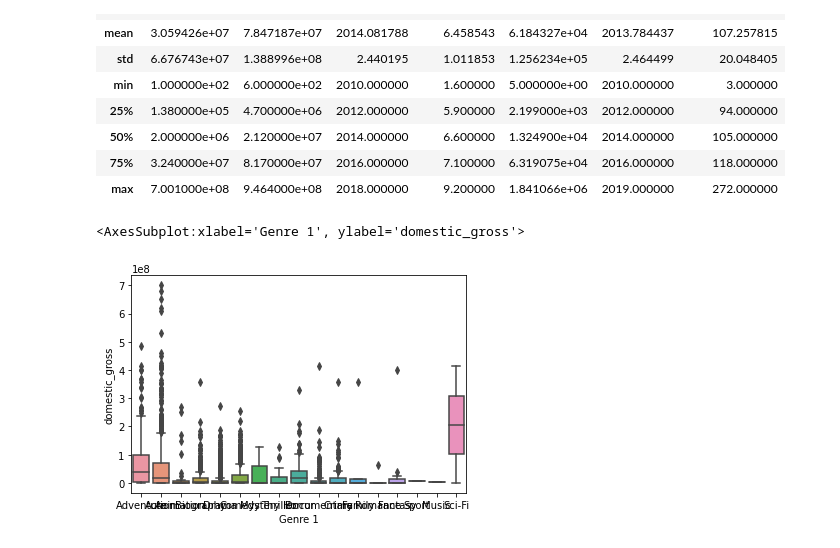
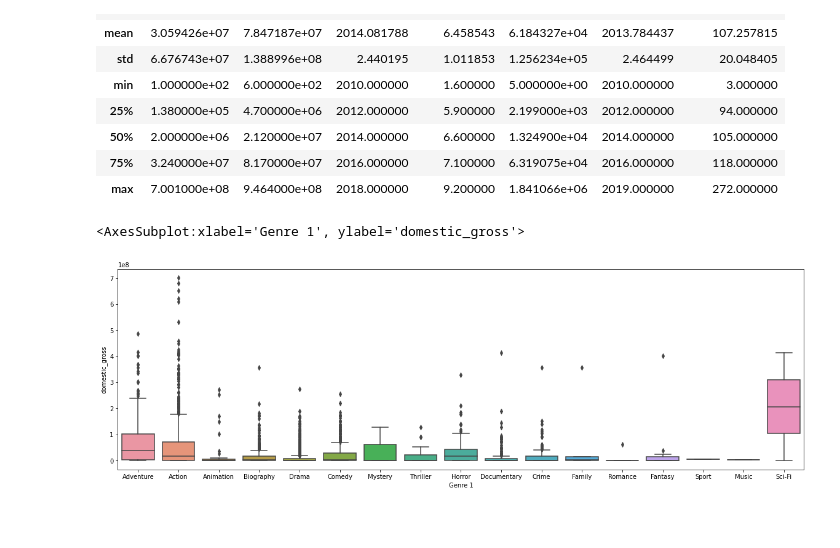
Before and after one commit to hgcostello/Phase_1_Project, a Jupyter notebook: data_manipulation_notebook.ipynb, the cells around one changed output. Cells and saved outputs as stored; diff of their text form; code cells hidden in the pictures; blank space fills up the shorter version.

```diff
--- a/data_manipulation_notebook.ipynb
+++ b/data_manipulation_notebook.ipynb
@@ -333,7 +346,9 @@ joined_df.describe()
 # %%
 ## Let's graph this
 
+fig, ax = plt.subplots(figsize=(20,6))
+
 sns.boxplot(x='Genre 1', y='domestic_gross', data=joined_df)
 # %% [output]
 <AxesSubplot:xlabel='Genre 1', ylabel='domestic_gross'>
-[figure, old version]
+[figure, new version]
```
Also changed, not shown: parts of 18 cells of this notebook, 6 other files.
